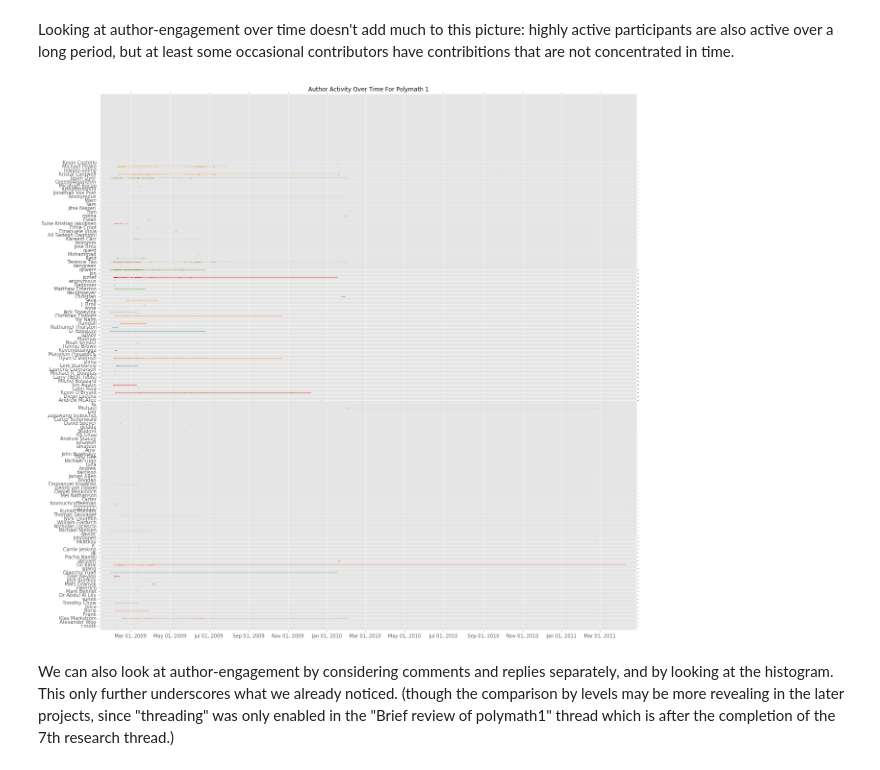
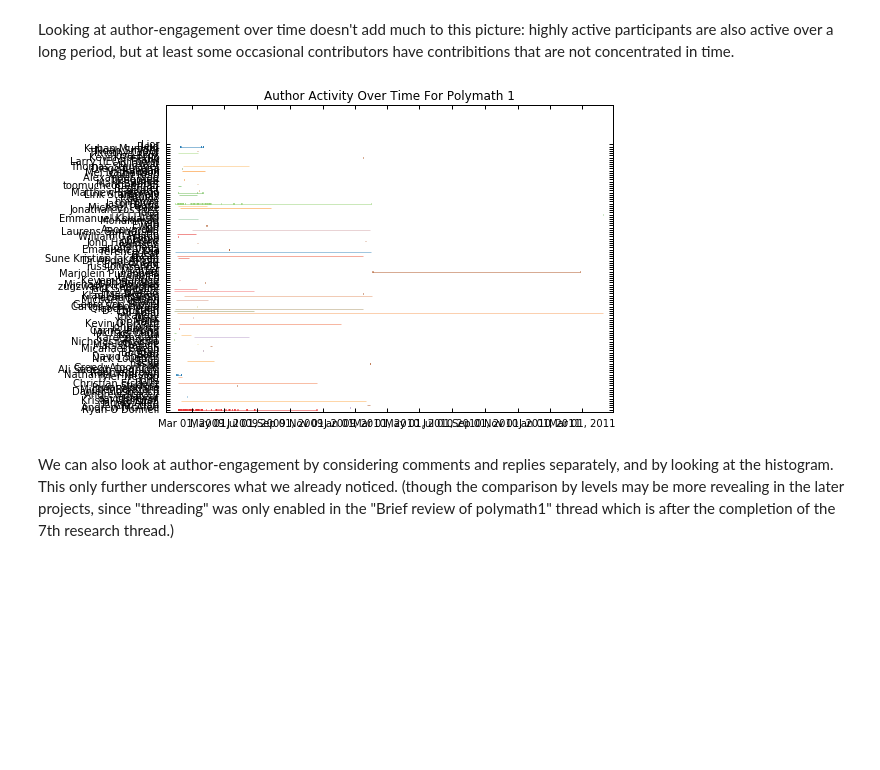
Before and after one commit to patrickallo/mathpracmod, a Jupyter notebook: PolymathGeneric.ipynb, the cells around one changed output. Cells and saved outputs as stored; diff of their text form; code cells hidden in the pictures; blank space fills up the shorter version.

```diff
--- a/PolymathGeneric.ipynb
+++ b/PolymathGeneric.ipynb
@@ -11,6 +11,7 @@ import yaml
 import matplotlib
 matplotlib.use('nbagg')
 import matplotlib.pyplot as plt
+matplotlib.style.use('seaborn-notebook')
 
 SETTINGS = {
     'msg' : 'Polymath 1',
@@ -21,7 +22,8 @@ SETTINGS = {
     'parser' : 'html5lib',
     'cmap' : plt.cm.Paired, # not a string, this is an object
     'vmin' : 1,
-    'vmax' : 100
+    'vmax' : 100,
+    'style': 'seaborn-notebook'
 }
 
 with open("author_convert.yaml", "r") as convert_file:
@@ -299,9 +298,9 @@ PM_FRAME['r_network'].dropna().iloc[-1].plot_author_activity_pie(what="word coun
 # %% [markdown]
 Looking at author-engagement over time doesn't add much to this picture: highly active participants are also active over a long period, but at least some occasional contributors have contribitions that are not concentrated in time.
 # %%
-PM_FRAME['mthread (accumulated)'].iloc[-1].plot_activity('author', intervals=2, max_span=timedelta(820))
+PM_FRAME['mthread (accumulated)'].iloc[-1].plot_activity('author', intervals=2, max_span=timedelta(820), project="Polymath 1")
 # %% [output]
-[figure, old version]
+[figure, new version]
 # %% [markdown]
 We can also look at author-engagement by considering comments and replies separately, and by looking at the histogram. This only further underscores what we already noticed. (though the comparison by levels may be more revealing in the later projects, since "threading" was only enabled in the "Brief review of polymath1" thread which is after the completion of the 7th research thread.)
 # %%
```
Also changed, not shown: parts of 20 cells of this notebook, 4 other files.
